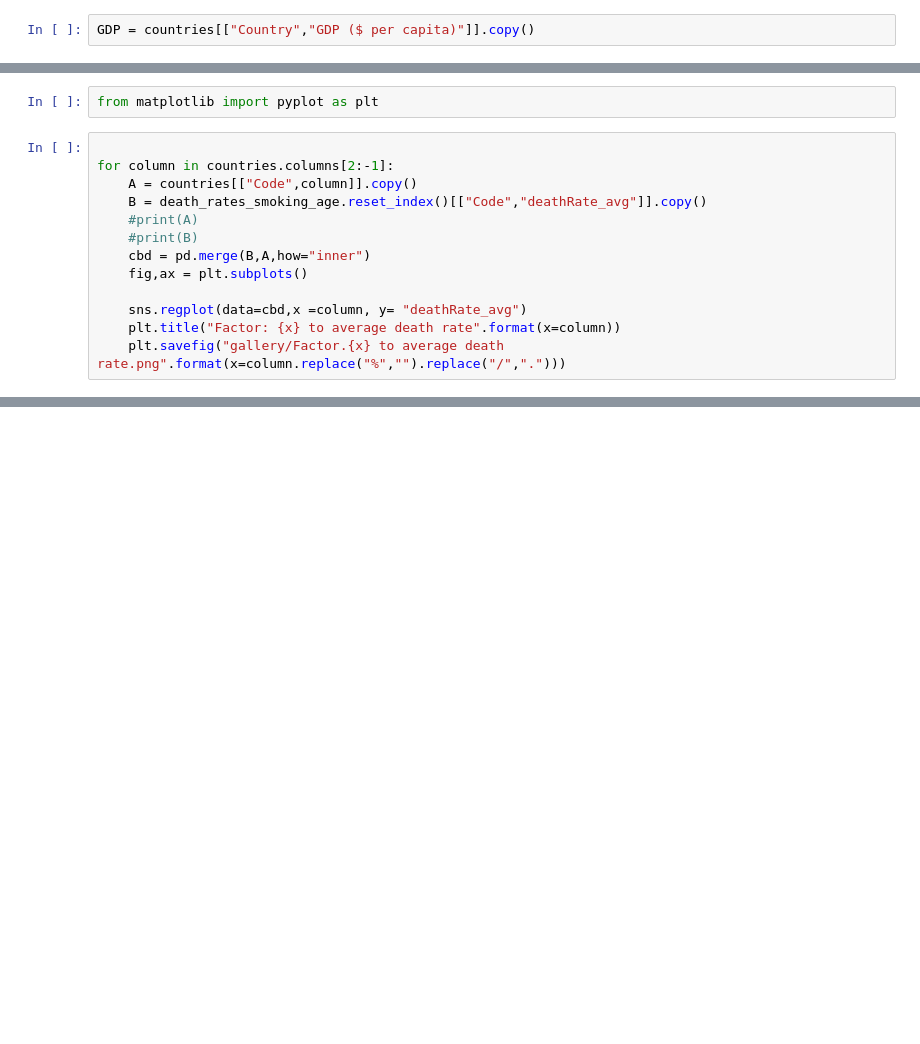
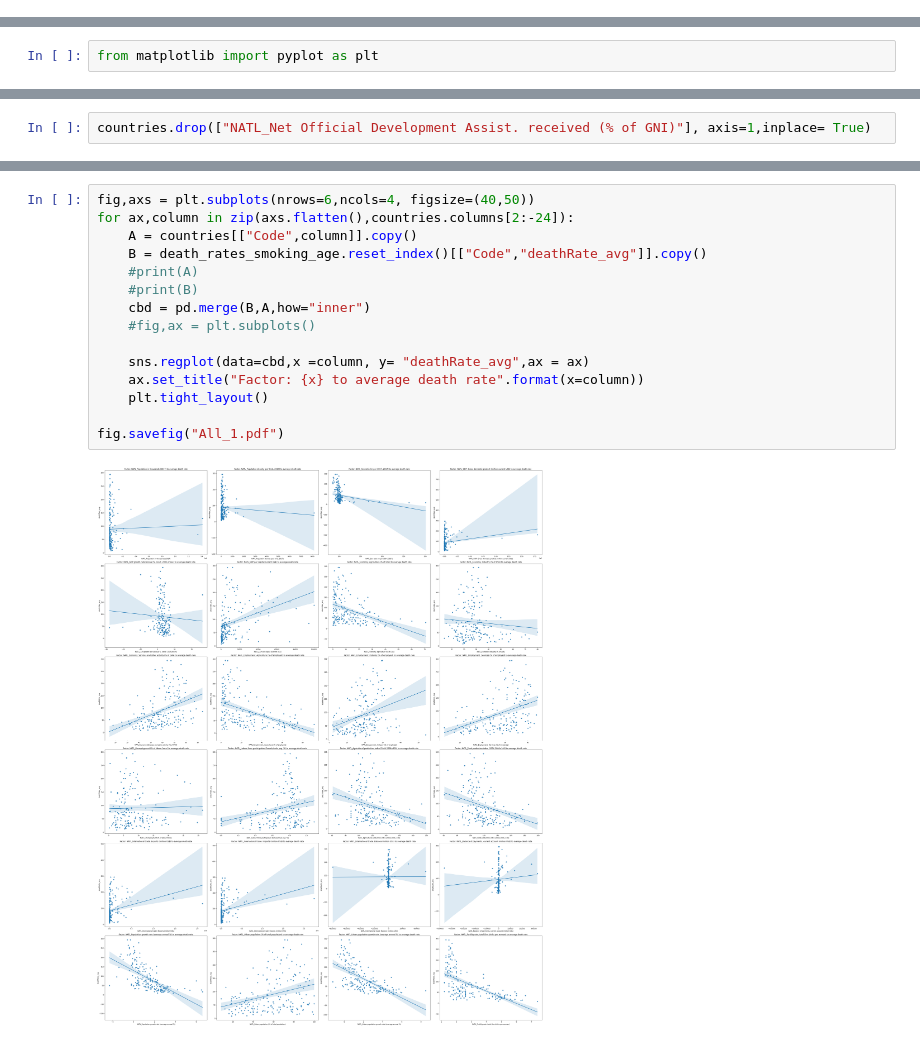
Before and after one commit to Jonathan-Z/GatechCorrelation1TobaccoDatathon, a Jupyter notebook: deathRate2NationalFactors.ipynb, the cells around one changed output, grey strips where cells are left out. Saved outputs shown, nothing was run; the diff lists cells and outputs as text; blank space fills up the shorter version.

```diff
--- a/deathRate2NationalFactors.ipynb
+++ b/deathRate2NationalFactors.ipynb
@@ -22,5 +22,3 @@ countries
 | 227 | ZMB | 752612.0 | 17094.0 | 23.0 | 98.5 | ... |
 | 228 | ZWE | 390757.0 | 16530.0 | 42.7 | 95.0 | ... |
 229 rows × 51 columns
-# %%
-GDP = countries[["Country","GDP ($ per capita)"]].copy()
@@ -115,16 +114,3 @@ Index(['Population', 'Area (sq. mi.)', 'Pop. Density (per sq. mi.)',
       dtype='object')
 # %%
 from matplotlib import pyplot as plt
-# %%
-
-for column in countries.columns[2:-1]:
-    A = countries[["Code",column]].copy()
-    B = death_rates_smoking_age.reset_index()[["Code","deathRate_avg"]].copy()
-    #print(A)
-    #print(B)
-    cbd = pd.merge(B,A,how="inner")
-    fig,ax = plt.subplots()
-
-    sns.regplot(data=cbd,x =column, y= "deathRate_avg")
-    plt.title("Factor: {x} to average death rate".format(x=column))
-    plt.savefig("gallery/Factor.{x} to average death rate.png".format(x=column.replace("%","").replace("/",".")))
@@ -144,0 +133,2 @@ for column in countries.columns[2:-1]:
+# %%
+countries.drop(["NATL_Net Official Development Assist. received (% of GNI)"], axis=1,inplace= True)
@@ -144,0 +163,17 @@ for column in countries.columns[2:-1]:
+# %%
+fig,axs = plt.subplots(nrows=6,ncols=4, figsize=(40,50))
+for ax,column in zip(axs.flatten(),countries.columns[2:-24]):
+    A = countries[["Code",column]].copy()
+    B = death_rates_smoking_age.reset_index()[["Code","deathRate_avg"]].copy()
+    #print(A)
+    #print(B)
+    cbd = pd.merge(B,A,how="inner")
+    #fig,ax = plt.subplots()
+
+    sns.regplot(data=cbd,x =column, y= "deathRate_avg",ax = ax)
+    ax.set_title("Factor: {x} to average death rate".format(x=column))
+    plt.tight_layout()
+
+fig.savefig("All_1.pdf")
+# %% [output]
+[figure, added]
```
Also changed, not shown: parts of 24 cells of this notebook, 39 other files.
